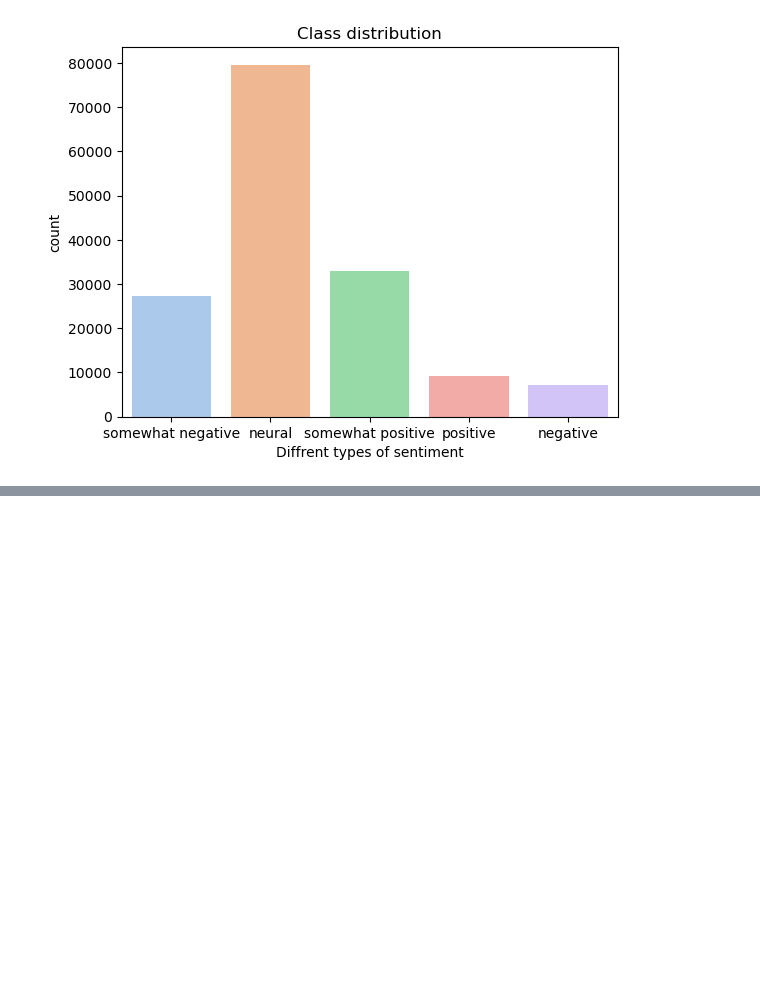
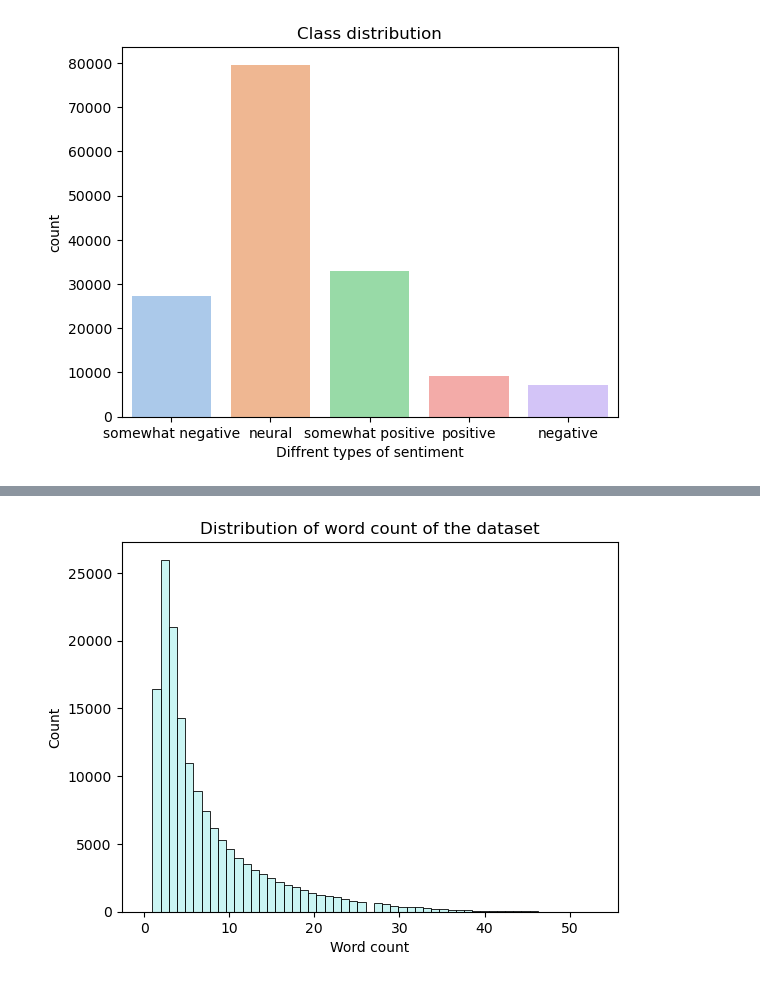
Before and after one commit to trungdung1711/sentiment-analysis-on-movie-reviews, a Jupyter notebook: notebooks/2_data_exploration.ipynb, the cells around one changed output, grey strips where cells are left out. Saved outputs shown, nothing was run; the diff lists cells and outputs as text; code cells hidden in the pictures; blank space fills up the shorter version.

Commit message:
feat: :sparkles: compare the word count and character count (global) and between different sentiment classes (No substantial differences))

```diff
--- a/notebooks/2_data_exploration.ipynb
+++ b/notebooks/2_data_exploration.ipynb
@@ -19,3 +35,7 @@ test_path = Path("..") / "data" / "test" / "train.tsv"
+# %%
+def color():
+    color = random.choice(pastel_colors)
+    return color
 # %% [markdown]
 ### 📊 Data
 # %% [markdown]
@@ -115,0 +150,12 @@ plt.show()
+# %%
+word_count_df = eda_df.copy()
+# %%
+def get_word_count(row):
+    tokens = word_tokenize(text=row["Phrase"])
+    return len(tokens)
+
+def get_character_count(row):
+    return len(row["Phrase"])
+# %%
+word_count_df["Word count"] = word_count_df.apply(get_word_count, axis=1)
+word_count_df["Character count"] = word_count_df.apply(get_character_count, axis=1)
@@ -115,0 +171,7 @@ plt.show()
+# %%
+sns.histplot(data=word_count_df, x="Word count", color=color(), bins=55)
+
+plt.title("Distribution of word count of the dataset")
+plt.show()
+# %% [output]
+[figure, added]
```
Also changed, not shown: parts of 19 cells of this notebook.
